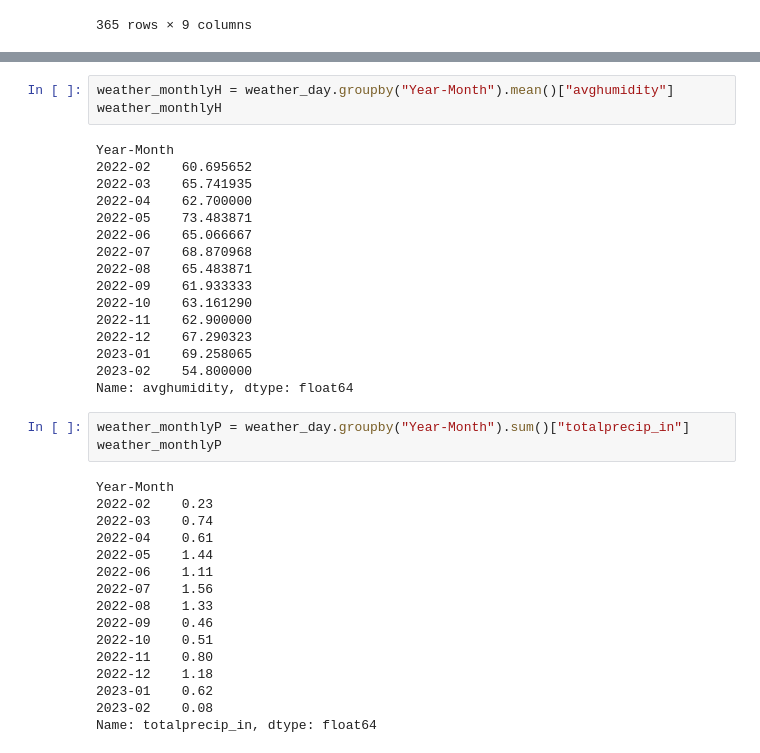
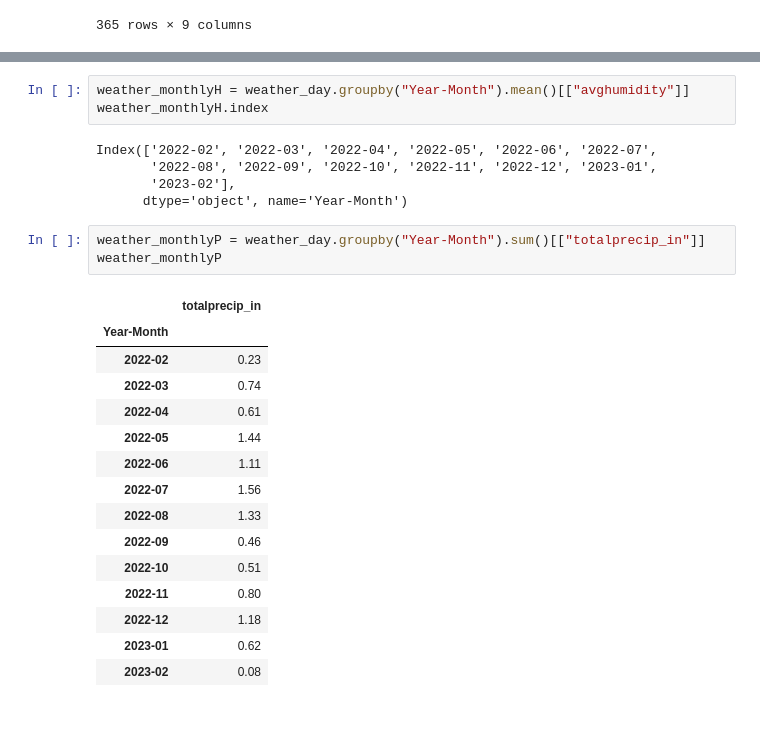
Before and after one commit to b-wild/Project_One_Group_2, a Jupyter notebook: Question_2.ipynb, the cells around one changed output, grey strips where cells are left out. Drawn from its saved outputs; the diff is of its cells as text; blank space fills up the shorter version.

```diff
--- a/Question_2.ipynb
+++ b/Question_2.ipynb
@@ -94,40 +77,29 @@ Name: avgtemp_f, dtype: float64
 # %%
-weather_monthlyH = weather_day.groupby("Year-Month").mean()["avghumidity"]
-weather_monthlyH
+weather_monthlyH = weather_day.groupby("Year-Month").mean()[["avghumidity"]]
+weather_monthlyH.index
 # %% [output]
-Year-Month
-2022-02    60.695652
-2022-03    65.741935
-2022-04    62.700000
-2022-05    73.483871
-2022-06    65.066667
-2022-07    68.870968
-2022-08    65.483871
-2022-09    61.933333
-2022-10    63.161290
-2022-11    62.900000
-2022-12    67.290323
-2023-01    69.258065
-2023-02    54.800000
-Name: avghumidity, dtype: float64
+Index(['2022-02', '2022-03', '2022-04', '2022-05', '2022-06', '2022-07',
+       '2022-08', '2022-09', '2022-10', '2022-11', '2022-12', '2023-01',
+       '2023-02'],
+      dtype='object', name='Year-Month')
 # %%
-weather_monthlyP = weather_day.groupby("Year-Month").sum()["totalprecip_in"]
+weather_monthlyP = weather_day.groupby("Year-Month").sum()[["totalprecip_in"]]
 weather_monthlyP
 # %% [output]
-Year-Month
-2022-02    0.23
-2022-03    0.74
-2022-04    0.61
-2022-05    1.44
-2022-06    1.11
-2022-07    1.56
-2022-08    1.33
-2022-09    0.46
-2022-10    0.51
-2022-11    0.80
-2022-12    1.18
-2023-01    0.62
-2023-02    0.08
-Name: totalprecip_in, dtype: float64
+|  | totalprecip_in |
+| Year-Month |  |
+| 2022-02 | 0.23 |
+| 2022-03 | 0.74 |
+| 2022-04 | 0.61 |
+| 2022-05 | 1.44 |
+| 2022-06 | 1.11 |
+| 2022-07 | 1.56 |
+| 2022-08 | 1.33 |
+| 2022-09 | 0.46 |
+| 2022-10 | 0.51 |
+| 2022-11 | 0.80 |
+| 2022-12 | 1.18 |
+| 2023-01 | 0.62 |
+| 2023-02 | 0.08 |
 # %%
 #Address question 2 - What are general weather trends in Washington DC for the last year?
```
Also changed, not shown: parts of 4 cells of this notebook, 1 other file.
